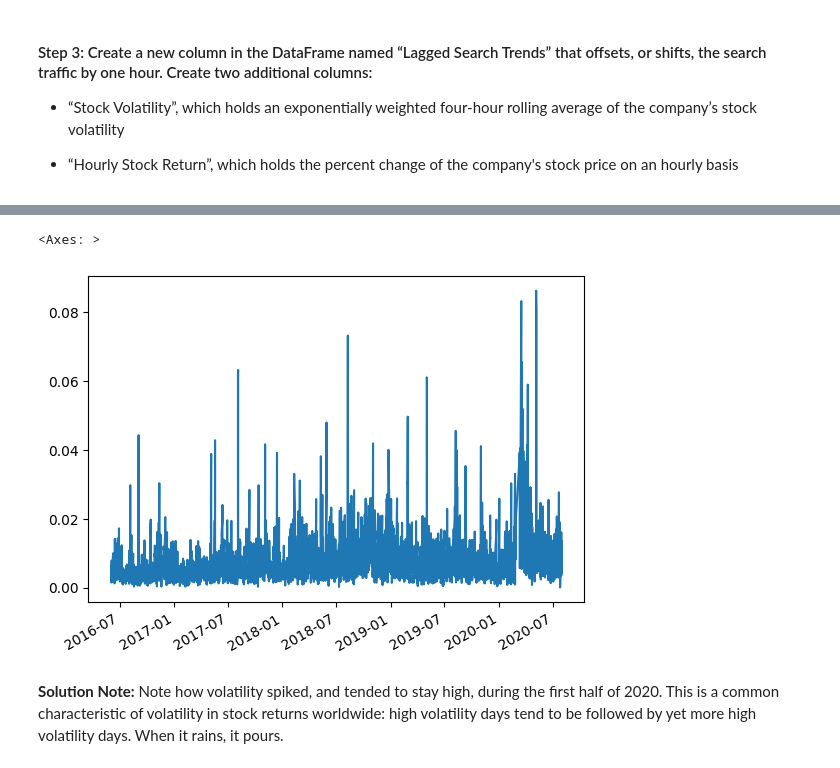
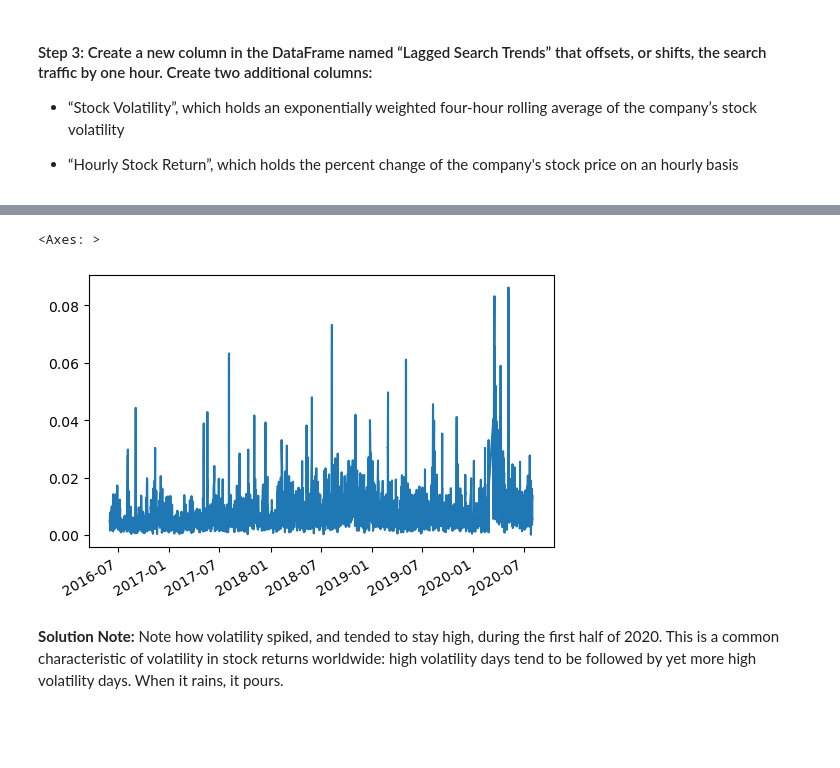
Before and after one commit to JustinFisher22/prophet-challenge, a Jupyter notebook: forecasting_net_prophet.ipynb, the cells around one changed output, grey strips where cells are left out. Cells and saved outputs as stored; diff of their text form; code cells hidden in the pictures; blank space fills up the shorter version.

```diff
--- a/forecasting_net_prophet.ipynb
+++ b/forecasting_net_prophet.ipynb
@@ -238,8 +239,9 @@ display(df_mercado_stock.tail())
 # %%
 # Concatenate the df_mercado_stock DataFrame with the df_mercado_trends DataFrame
 # Concatenate the DataFrame by columns (axis=1), and drop and rows with only one column of data
-
+mercado_stock_trends_df= pd.concat([df_mercado_stock, df_mercado_trends], axis=1).dropna(how="any")
 
 # View the first and last five rows of the DataFrame
+mercado_stock_trends_df
 # %% [output]
 |  | close | Search Trends |
@@ -296,3 +302,5 @@ array([<Axes: >, <Axes: >], dtype=object)
 # %%
 # Create a new column in the mercado_stock_trends_df DataFrame called Lagged Search Trends
 # This column should shift the Search Trends information by one hour
+mercado_stock_trends_df["Lagged Search Trends"] = mercado_stock_trends_df["Search Trends"].shift(1)
+mercado_stock_trends_df
@@ -299,11 +321,13 @@ array([<Axes: >, <Axes: >], dtype=object)
 # %%
 # Create a new column in the mercado_stock_trends_df DataFrame called Stock Volatility
 # This column should calculate the standard deviation of the closing stock price return data over a 4 period rolling window
+mercado_stock_trends_df["Stock Volatility"] = mercado_stock_trends_df["close"].pct_change().rolling(window=4).std()
 # %%
 # Visualize the stock volatility
+mercado_stock_trends_df["Stock Volatility"].plot(figsize=(6, 4))
 # %% [output]
 <Axes: >
-[figure, old version]
+[figure, new version]
 # %% [markdown]
 **Solution Note:** Note how volatility spiked, and tended to stay high, during the first half of 2020. This is a common characteristic of volatility in stock returns worldwide: high volatility days tend to be followed by yet more high volatility days. When it rains, it pours.
 # %%
```
Also changed, not shown: parts of 6 cells of this notebook.
